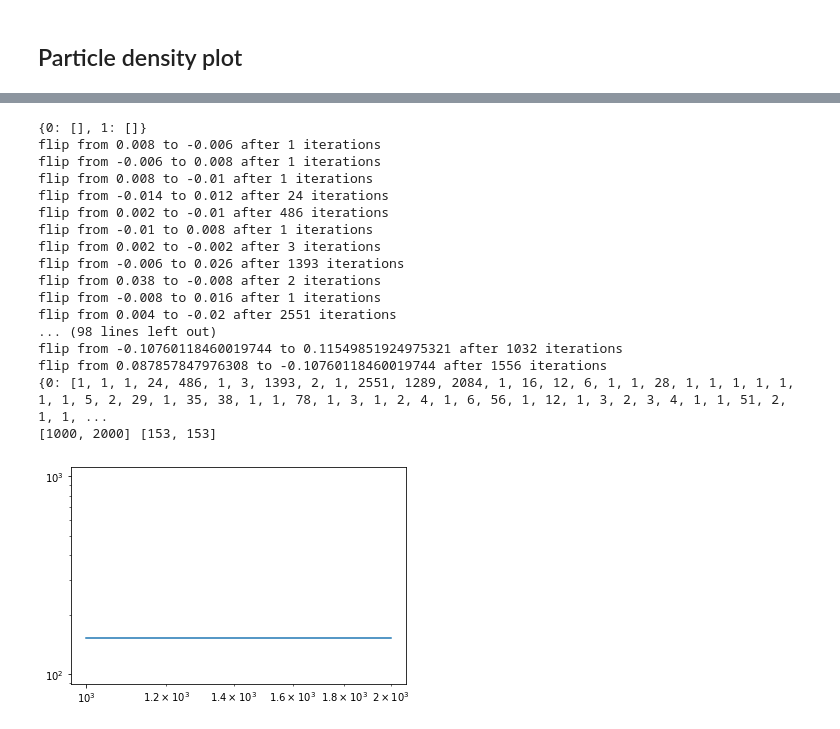
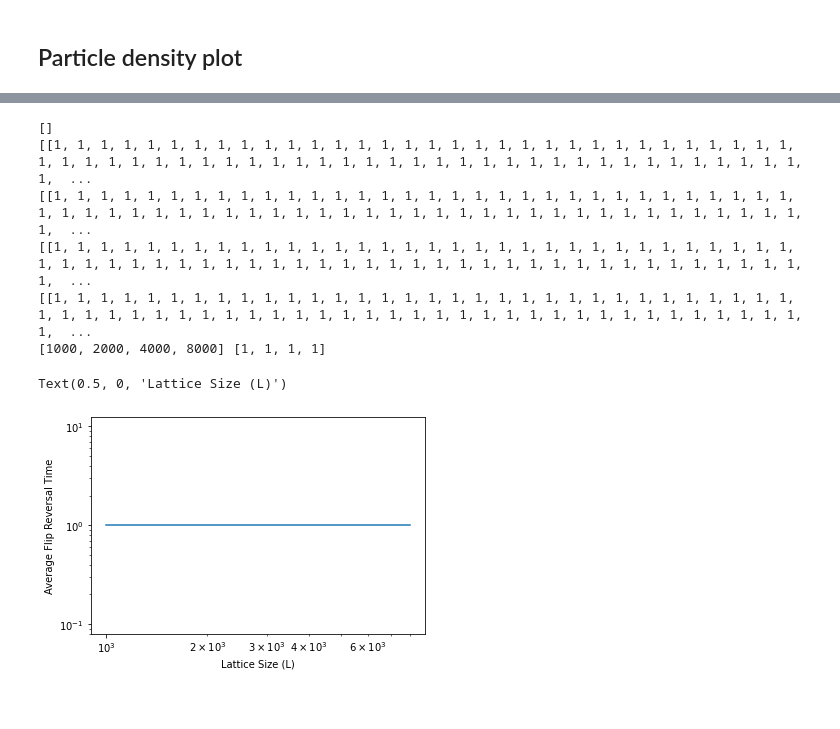
Before and after one commit to wiebetimmers/CSS-ParticleFlocking, a Jupyter notebook: 1DAnalysisJamei.ipynb, the cells around one changed output, grey strips where cells are left out. Cells and saved outputs as stored; diff of their text form; code cells hidden in the pictures.

```diff
--- a/1DAnalysisJamei.ipynb
+++ b/1DAnalysisJamei.ipynb
@@ -125,7 +125,7 @@ def generate2(size, steps, eta, p):
 N = 1000
 L = 1000
 its = 1000
-eta = 0.09
+eta = 0.13
 p = (N/L)
 x, W_list = generate2(L, its, eta, p)
 print(W_list)
@@ -153,71 +153,67 @@ plt.imshow(density_x, interpolation='none')
 # %%
+# plot for time reversal with different L sizes
+
 L = 1000 # vary
 N = L # density is constant with this
-its = 10000
-eta = 0.02 # fixed 0.02
-sizes = [1000,2000]#,4000,7000,10000] #linspace or logspace
+its = 1000
+eta = 1.0 # fixed 0.02
+sizes = [1000,2000,4000,8000]#,4000,7000,10000] #linspace or logspace
 i = 0
-timedict = dict.fromkeys(range(0, len(sizes)),[])
+timelist = []
 for L in sizes:
     prev_counter = 0
     counter = 0
     p = (N/L)
-    x = generate2(L, its, eta, p)
+    x,W_list = generate2(L, its, eta, p)
     avg_velocity = []
     # is initialising this correct?
     prev_mean_particle_velocity = 0
     #endcap = np.arange(round(N*.9), N)
     #endcap = list(endcap)
-    print(timedict)
+    print(timelist)
+    templist = []
     for gen in x:
         velocities = []
         #print(gen)
         for vel in gen:  # only count the non-zero velocities
             if vel == []:
                 continue
             if vel != 0:
                 for v in vel:
                     velocities.append(int(v))
         mean_particle_velocity = np.mean(velocities)
         if mean_particle_velocity * prev_mean_particle_velocity < 0:
-            print('flip from',prev_mean_particle_velocity,'to', mean_particle_velocity,'after',counter-prev_counter, 'iterations')
-            timedict[i].append(counter-prev_counter)
+            #print('flip from',prev_mean_particle_velocity,'to', mean_particle_velocity,'after',counter-prev_counter, 'iterations')
+            templist.append(counter-prev_counter)
             prev_counter = counter
         prev_mean_particle_velocity = mean_particle_velocity
         counter += 1
+    timelist.append(templist)
     i += 1
-print(timedict)
+print(timelist)
 Y = []
 X = []
-for key in timedict:
-    Y.append(int(np.mean(timedict[key])))
-    X.append(sizes[key])
+for l in range(0,len(timelist)):
+    Y.append(int(np.mean(timelist[l])))
+    X.append(sizes[l])
 print(X,Y)
 plt.plot(X,Y)
 plt.yscale('log')
 plt.xscale('log')
+plt.ylabel('Average Flip Reversal Time')
+plt.xlabel('Lattice Size (L)')
 # avg_velocity.append((abs(sum(velocities)))/len(velocities))
 # u = np.unique(avg_velocity[-10:])
 # eta = eta*np.ones(len(u))
 # plt.plot(eta, u, '.')
 # end_average_velocity.append(np.mean(avg_velocity[-100:]))
 # rounds += 1
 # %% [output]
-{0: [], 1: []}
-flip from 0.008 to -0.006 after 1 iterations
-flip from -0.006 to 0.008 after 1 iterations
-flip from 0.008 to -0.01 after 1 iterations
-flip from -0.014 to 0.012 after 24 iterations
-flip from 0.002 to -0.01 after 486 iterations
-flip from -0.01 to 0.008 after 1 iterations
-flip from 0.002 to -0.002 after 3 iterations
-flip from -0.006 to 0.026 after 1393 iterations
-flip from 0.038 to -0.008 after 2 iterations
-flip from -0.008 to 0.016 after 1 iterations
-flip from 0.004 to -0.02 after 2551 iterations
-... (98 lines left out)
-flip from -0.10760118460019744 to 0.11549851924975321 after 1032 iterations
-flip from 0.087857847976308 to -0.10760118460019744 after 1556 iterations
-{0: [1, 1, 1, 24, 486, 1, 3, 1393, 2, 1, 2551, 1289, 2084, 1, 16, 12, 6, 1, 1, 28, 1, 1, 1, 1, 1, 1, 1, 5, 2, 29, 1, 35, 38, 1, 1, 78, 1, 3, 1, 2, 4, 1, 6, 56, 1, 12, 1, 3, 2, 3, 4, 1, 1, 51, 2, 1, 1, ...
-[1000, 2000] [153, 153]
+[]
+[[1, 1, 1, 1, 1, 1, 1, 1, 1, 1, 1, 1, 1, 1, 1, 1, 1, 1, 1, 1, 1, 1, 1, 1, 1, 1, 1, 1, 1, 1, 1, 1, 1, 1, 1, 1, 1, 1, 1, 1, 1, 1, 1, 1, 1, 1, 1, 1, 1, 1, 1, 1, 1, 1, 1, 1, 1, 1, 1, 1, 1, 1, 1, 1, 1, 1,  ...
+[[1, 1, 1, 1, 1, 1, 1, 1, 1, 1, 1, 1, 1, 1, 1, 1, 1, 1, 1, 1, 1, 1, 1, 1, 1, 1, 1, 1, 1, 1, 1, 1, 1, 1, 1, 1, 1, 1, 1, 1, 1, 1, 1, 1, 1, 1, 1, 1, 1, 1, 1, 1, 1, 1, 1, 1, 1, 1, 1, 1, 1, 1, 1, 1, 1, 1,  ...
+[[1, 1, 1, 1, 1, 1, 1, 1, 1, 1, 1, 1, 1, 1, 1, 1, 1, 1, 1, 1, 1, 1, 1, 1, 1, 1, 1, 1, 1, 1, 1, 1, 1, 1, 1, 1, 1, 1, 1, 1, 1, 1, 1, 1, 1, 1, 1, 1, 1, 1, 1, 1, 1, 1, 1, 1, 1, 1, 1, 1, 1, 1, 1, 1, 1, 1,  ...
+[[1, 1, 1, 1, 1, 1, 1, 1, 1, 1, 1, 1, 1, 1, 1, 1, 1, 1, 1, 1, 1, 1, 1, 1, 1, 1, 1, 1, 1, 1, 1, 1, 1, 1, 1, 1, 1, 1, 1, 1, 1, 1, 1, 1, 1, 1, 1, 1, 1, 1, 1, 1, 1, 1, 1, 1, 1, 1, 1, 1, 1, 1, 1, 1, 1, 1,  ...
+[1000, 2000, 4000, 8000] [1, 1, 1, 1]
+Text(0.5, 0, 'Lattice Size (L)')
-[figure, old version]
+[figure, new version]
```
Also changed, not shown: parts of 6 cells of this notebook.
